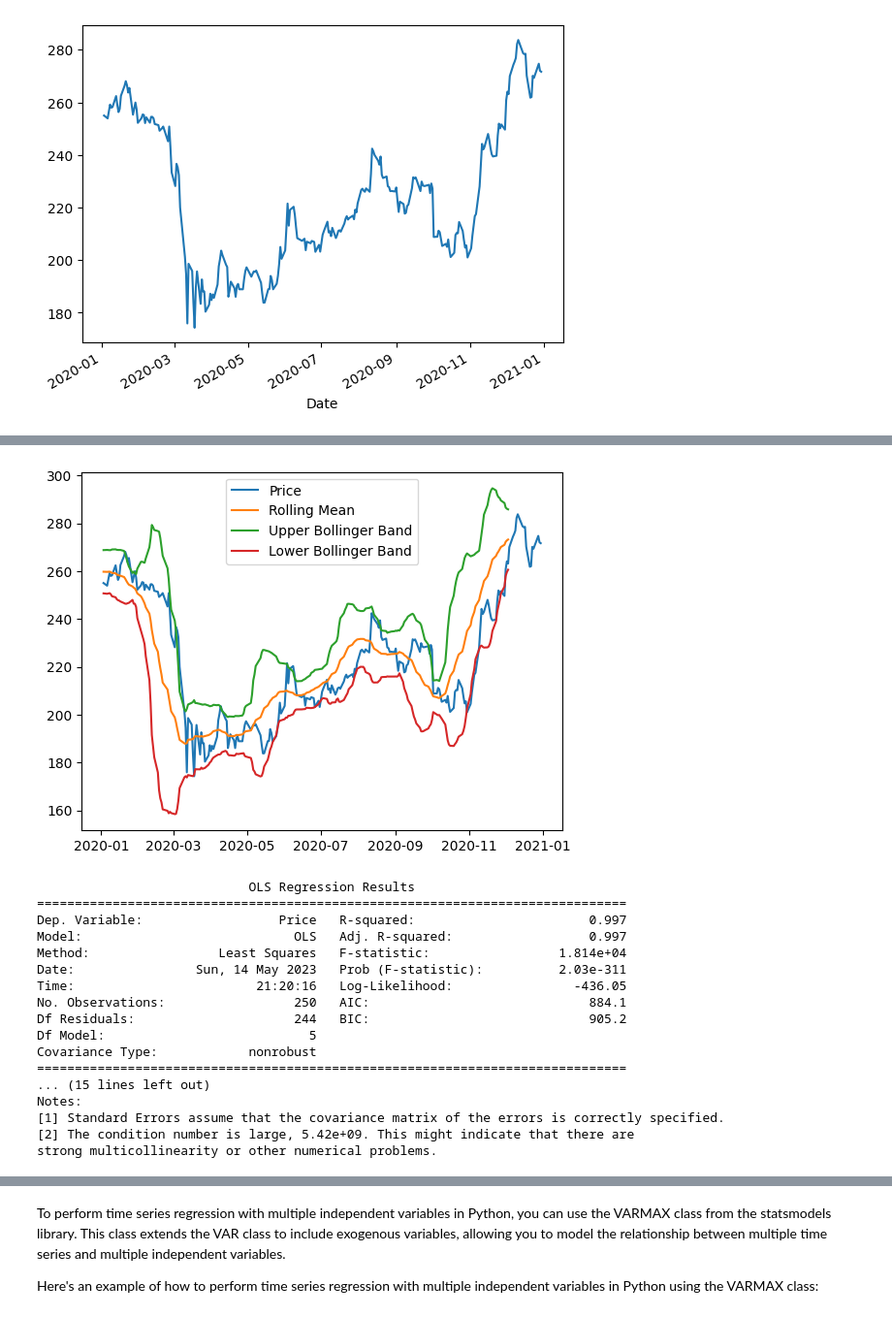
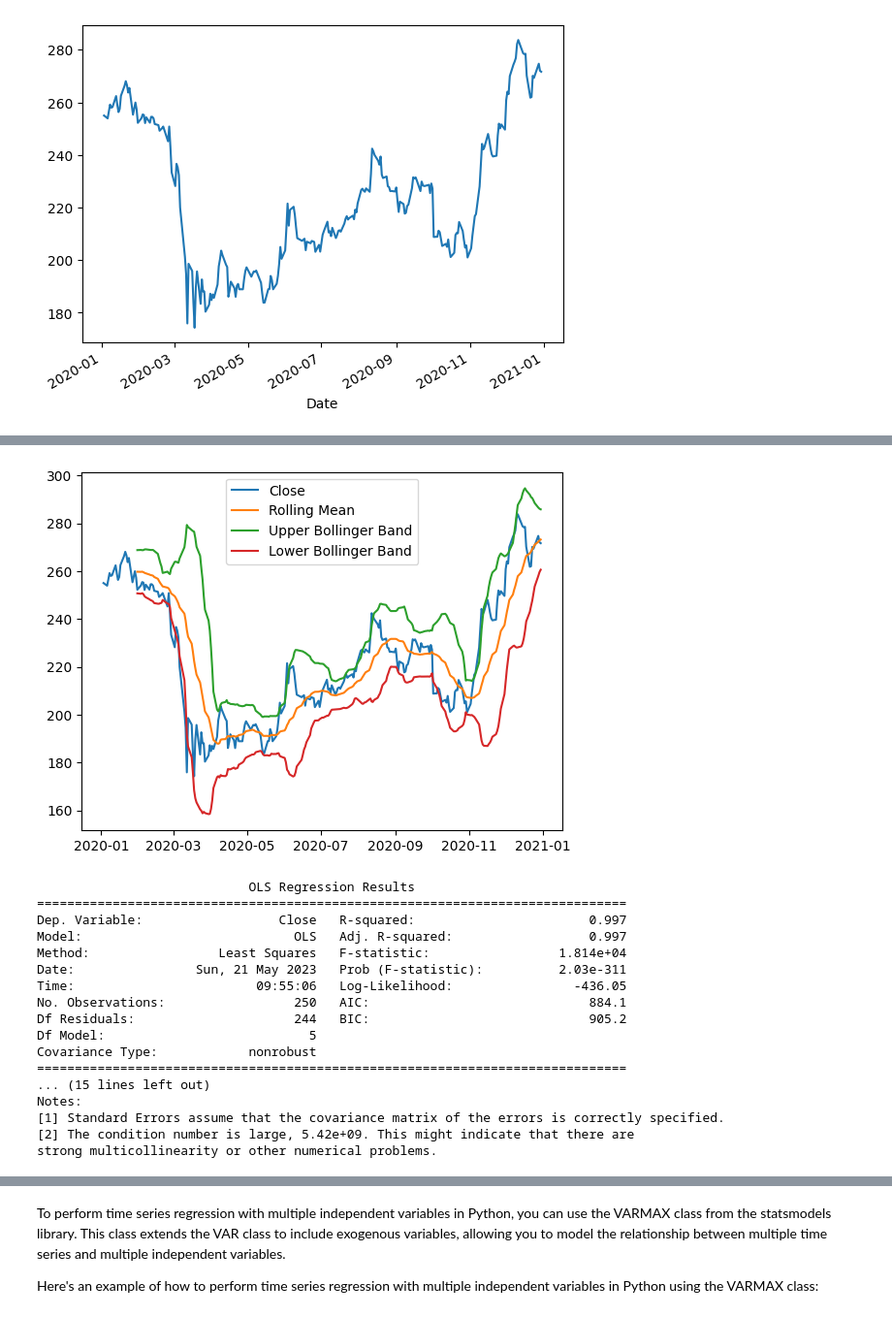
Before and after one commit to henryhyunwookim/ValueInvestor, a Jupyter notebook: ValueInvestor.ipynb, the cells around one changed output, grey strips where cells are left out. Shown at 97% size. Drawn from its saved outputs; the diff is of its cells as text; code cells hidden in the pictures.

```diff
--- a/ValueInvestor.ipynb
+++ b/ValueInvestor.ipynb
@@ -97,6 +97,10 @@ train_dfs = {}
 for name, df in data_dfs.items():
     df_copy = df.copy()
     df_copy['Vol.'] = df_copy['Vol.'].apply(convert_vol_to_float)
-    train_df = df_copy[df_copy['Date'].dt.year == 2020].set_index('Date')
-    test_df = df_copy[df_copy['Date'].dt.year == 2021].set_index('Date')
+    train_df = df_copy[df_copy['Date'].dt.year == 2020]\
+            .set_index('Date').sort_index()\
+            .rename(columns={'Price': 'Close'})
+    test_df = df_copy[df_copy['Date'].dt.year == 2021]\
+            .set_index('Date').sort_index()\
+            .rename(columns={'Price': 'Close'})
     train_dfs[name] = (train_df, test_df)
@@ -120,25 +352,24 @@ df_1_train.index.min(), df_1_train.index.max()
 # %%
 import matplotlib.pyplot as plt
 
 # Define time period and calculate rolling mean and standard deviation
 time_period = 20
-rolling_mean = df_1_train['Price'].rolling(window=time_period).mean()
-rolling_std = df_1_train['Price'].rolling(window=time_period).std()
+rolling_mean = df_1_train['Close'].rolling(window=time_period).mean()
+rolling_std = df_1_train['Close'].rolling(window=time_period).std()
 
 # Calculate upper and lower Bollinger Bands
 upper_band = rolling_mean + (rolling_std * 2)
 lower_band = rolling_mean - (rolling_std * 2)
 
-
 # Plot the data and the Bollinger Bands
-plt.plot(df_1_train['Price'], label='Price')
+plt.plot(df_1_train['Close'], label='Close')
 plt.plot(rolling_mean, label='Rolling Mean')
 plt.plot(upper_band, label='Upper Bollinger Band')
 plt.plot(lower_band, label='Lower Bollinger Band')
 plt.legend()
 plt.show()
 # %% [output]
-[figure, old version]
+[figure, new version]
 # %%
 import pandas as pd
 import statsmodels.api as sm
@@ -147,10 +378,10 @@ import statsmodels.api as sm
 # data = pd.read_csv('time_series_data.csv', index_col='date', parse_dates=True)
 
 # Define the independent variable(s) (e.g. other time series data)
-independent_variable = df_1_train.loc[:, df_1_train.columns != 'Price']
+independent_variable = df_1_train.loc[:, df_1_train.columns != 'Close']
 
 # Define the dependent variable (i.e. the time series data to be analyzed)
-dependent_variable = df_1_train['Price']
+dependent_variable = df_1_train['Close']
 
 # Create the regression model and fit it to the data
 model = sm.OLS(dependent_variable, sm.add_constant(independent_variable)).fit()
@@ -160,11 +391,11 @@ print(model.summary())
 # %% [output]
                             OLS Regression Results
 ==============================================================================
-Dep. Variable:                  Price   R-squared:                       0.997
+Dep. Variable:                  Close   R-squared:                       0.997
 Model:                            OLS   Adj. R-squared:                  0.997
 Method:                 Least Squares   F-statistic:                 1.814e+04
-Date:                Sun, 14 May 2023   Prob (F-statistic):          2.03e-311
-Time:                        21:20:16   Log-Likelihood:                -436.05
+Date:                Sun, 21 May 2023   Prob (F-statistic):          2.03e-311
+Time:                        09:55:06   Log-Likelihood:                -436.05
 No. Observations:                 250   AIC:                             884.1
 Df Residuals:                     244   BIC:                             905.2
 Df Model:                           5
```
Also changed, not shown: parts of 19 cells of this notebook.
